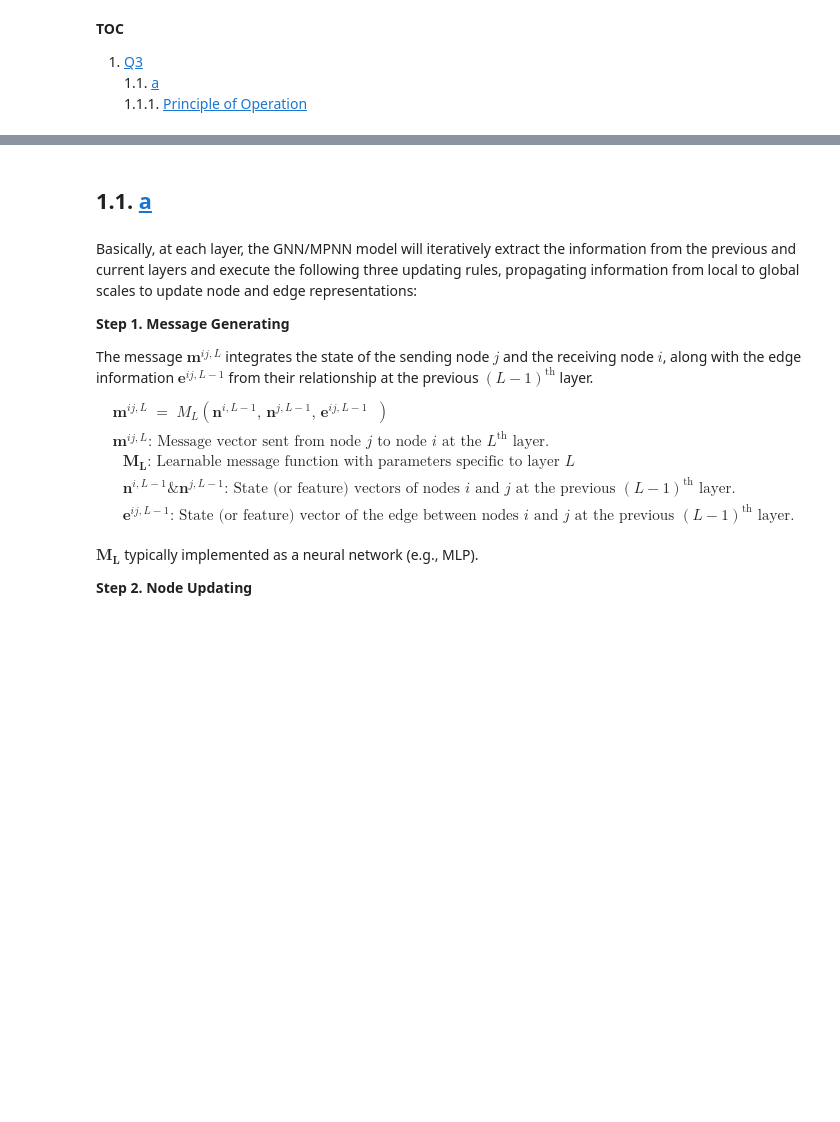
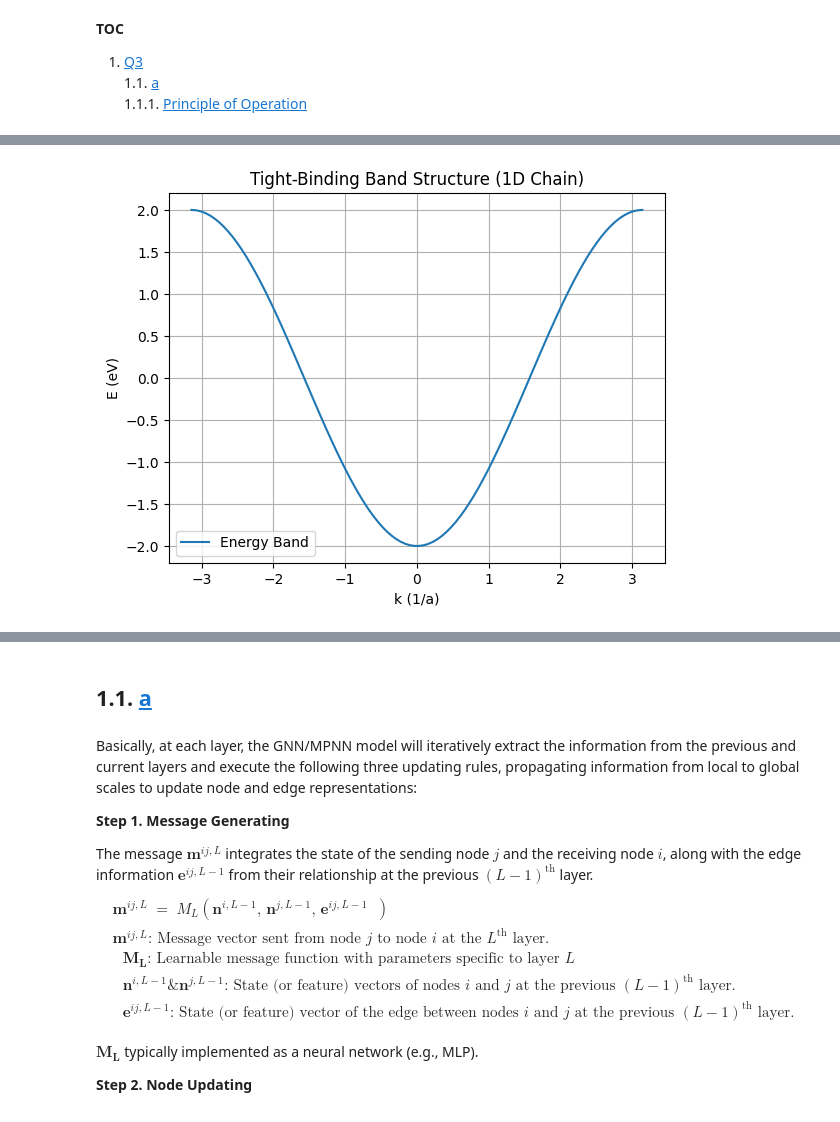
Before and after one commit to mbc2009/Inferno, a Jupyter notebook: AISI/Soln.ipynb, the cells around one changed output, grey strips where cells are left out. Saved outputs shown, nothing was run; the diff lists cells and outputs as text; code cells hidden in the pictures; blank space fills up the shorter version.

```diff
--- a/AISI/Soln.ipynb
+++ b/AISI/Soln.ipynb
@@ -18,0 +88,20 @@
+# %%
+# Parameters
+a = 1.0  # lattice constant (arbitrary units)
+epsilon0 = 0.0  # on-site energy (arbitrary units)
+t = 1.0  # hopping parameter (arbitrary units)
+k_points = np.linspace(-np.pi/a, np.pi/a, 100)  # k-points in Brillouin zone
+
+# Energy dispersion
+E_k = epsilon0 - 2 * t * np.cos(k_points * a)
+
+# Plot
+plt.plot(k_points, E_k, label='Energy Band')
+plt.xlabel('k (1/a)')
+plt.ylabel('E (eV)')
+plt.title('Tight-Binding Band Structure (1D Chain)')
+plt.legend()
+plt.grid(True)
+plt.show()
+# %% [output]
+[figure, added]
```
Also changed, not shown: parts of 21 cells of this notebook.
